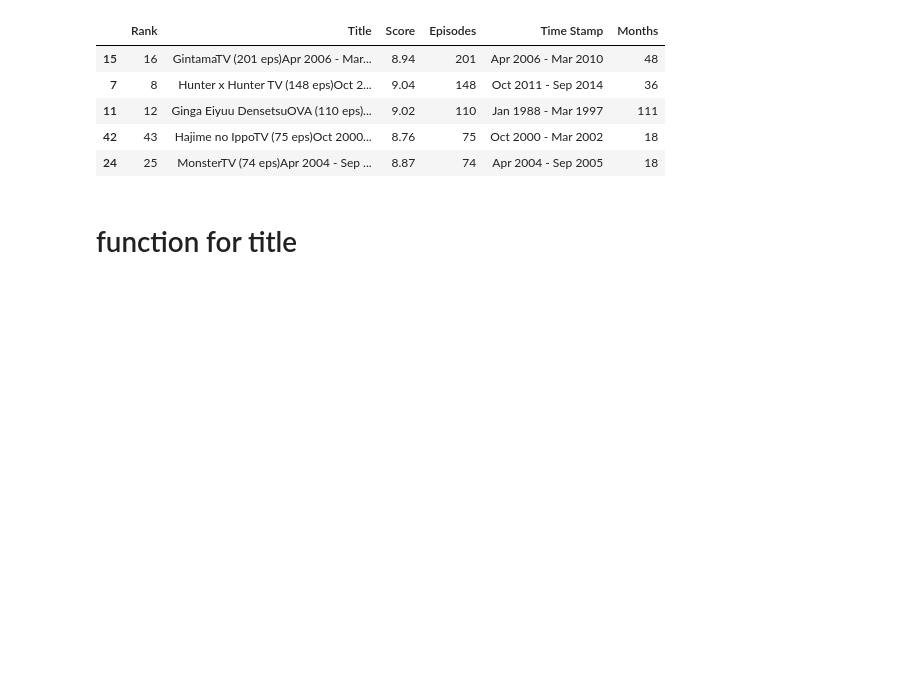
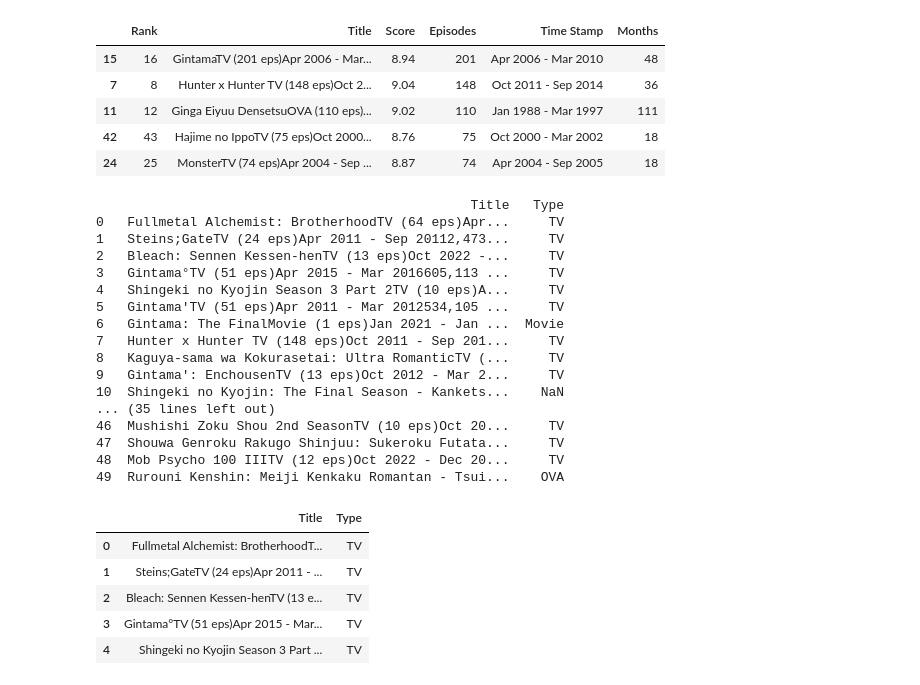
Before and after one commit to khushishahs02/learning-python, a Jupyter notebook: libraries/Pandas/feature_extraction_project/feature_extraction.ipynb, the cells around one changed output. Drawn from its saved outputs; the diff is of its cells as text; code cells hidden in the pictures; blank space fills up the shorter version.

Commit message:
feat: added new column TYPE for tv,ova, movie or an ona

```diff
--- a/libraries/Pandas/feature_extraction_project/feature_extraction.ipynb
+++ b/libraries/Pandas/feature_extraction_project/feature_extraction.ipynb
@@ -179,7 +179,32 @@ import re
 #to extract clean title name from the title
 def get_title_name(text) :
     return text.split('(')[0].strip()
-# %% [markdown]
-# function for title
 # %%
-#
+# we will extract the type it is ova, tv or a movie
+# The regex r'(TV|Movie|OVA|ONA)' looks for any of these exact matches
+df['Type'] = df['Title'].str.extract(r'(TV|OVA|Movie|ONA)')
+display(df[['Title', 'Type']].head())
+# %% [output]
+                                                Title   Type
+0   Fullmetal Alchemist: BrotherhoodTV (64 eps)Apr...     TV
+1   Steins;GateTV (24 eps)Apr 2011 - Sep 20112,473...     TV
+2   Bleach: Sennen Kessen-henTV (13 eps)Oct 2022 -...     TV
+3   Gintama°TV (51 eps)Apr 2015 - Mar 2016605,113 ...     TV
+4   Shingeki no Kyojin Season 3 Part 2TV (10 eps)A...     TV
+5   Gintama'TV (51 eps)Apr 2011 - Mar 2012534,105 ...     TV
+6   Gintama: The FinalMovie (1 eps)Jan 2021 - Jan ...  Movie
+7   Hunter x Hunter TV (148 eps)Oct 2011 - Sep 201...     TV
+8   Kaguya-sama wa Kokurasetai: Ultra RomanticTV (...     TV
+9   Gintama': EnchousenTV (13 eps)Oct 2012 - Mar 2...     TV
+10  Shingeki no Kyojin: The Final Season - Kankets...    NaN
+... (35 lines left out)
+46  Mushishi Zoku Shou 2nd SeasonTV (10 eps)Oct 20...     TV
+47  Shouwa Genroku Rakugo Shinjuu: Sukeroku Futata...     TV
+48  Mob Psycho 100 IIITV (12 eps)Oct 2022 - Dec 20...     TV
+49  Rurouni Kenshin: Meiji Kenkaku Romantan - Tsui...    OVA
+|  | Title | Type |
+| 0 | Fullmetal Alchemist: BrotherhoodT... | TV |
+| 1 | Steins;GateTV (24 eps)Apr 2011 - ... | TV |
+| 2 | Bleach: Sennen Kessen-henTV (13 e... | TV |
+| 3 | Gintama°TV (51 eps)Apr 2015 - Mar... | TV |
+| 4 | Shingeki no Kyojin Season 3 Part ... | TV |
```
Also changed, not shown: parts of 2 cells of this notebook.
